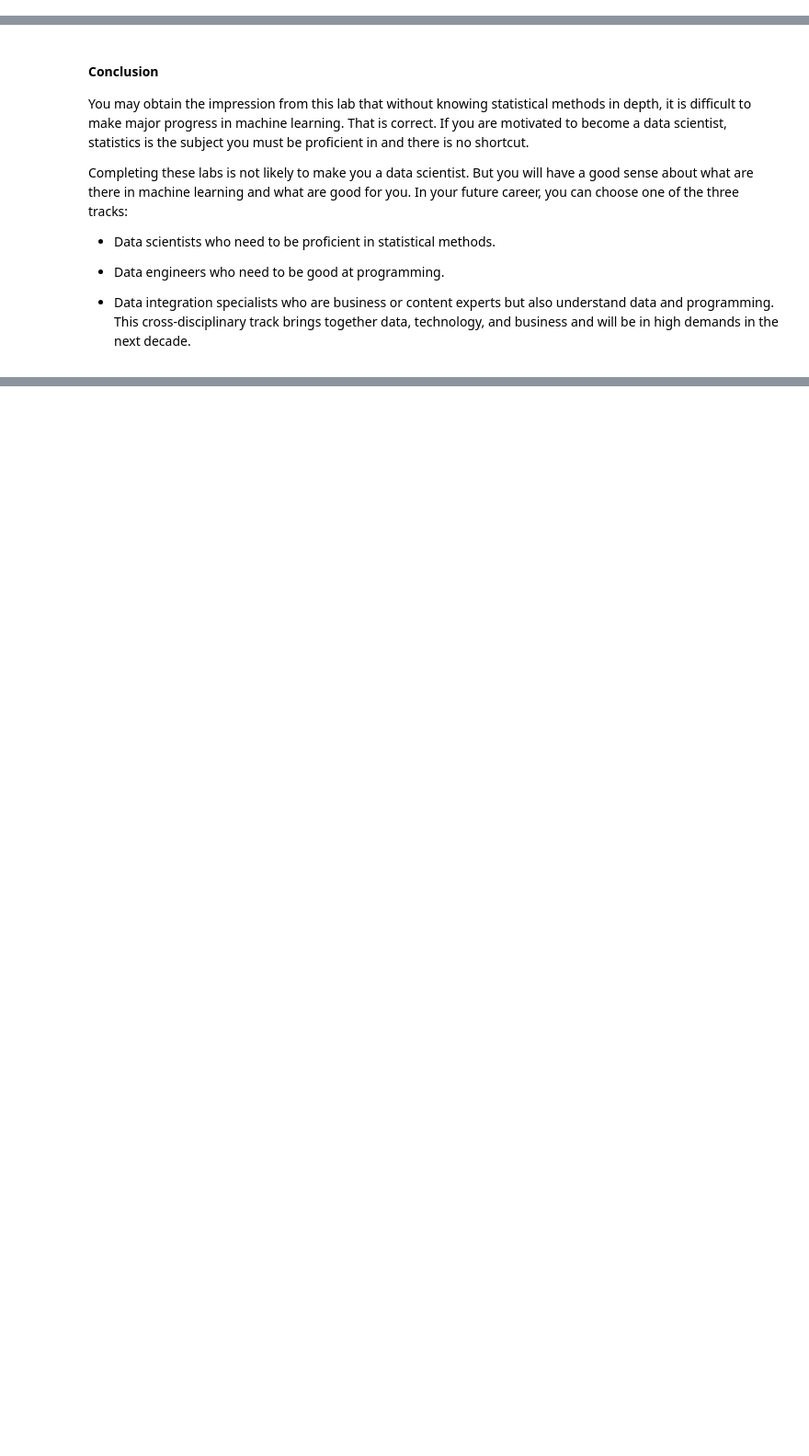
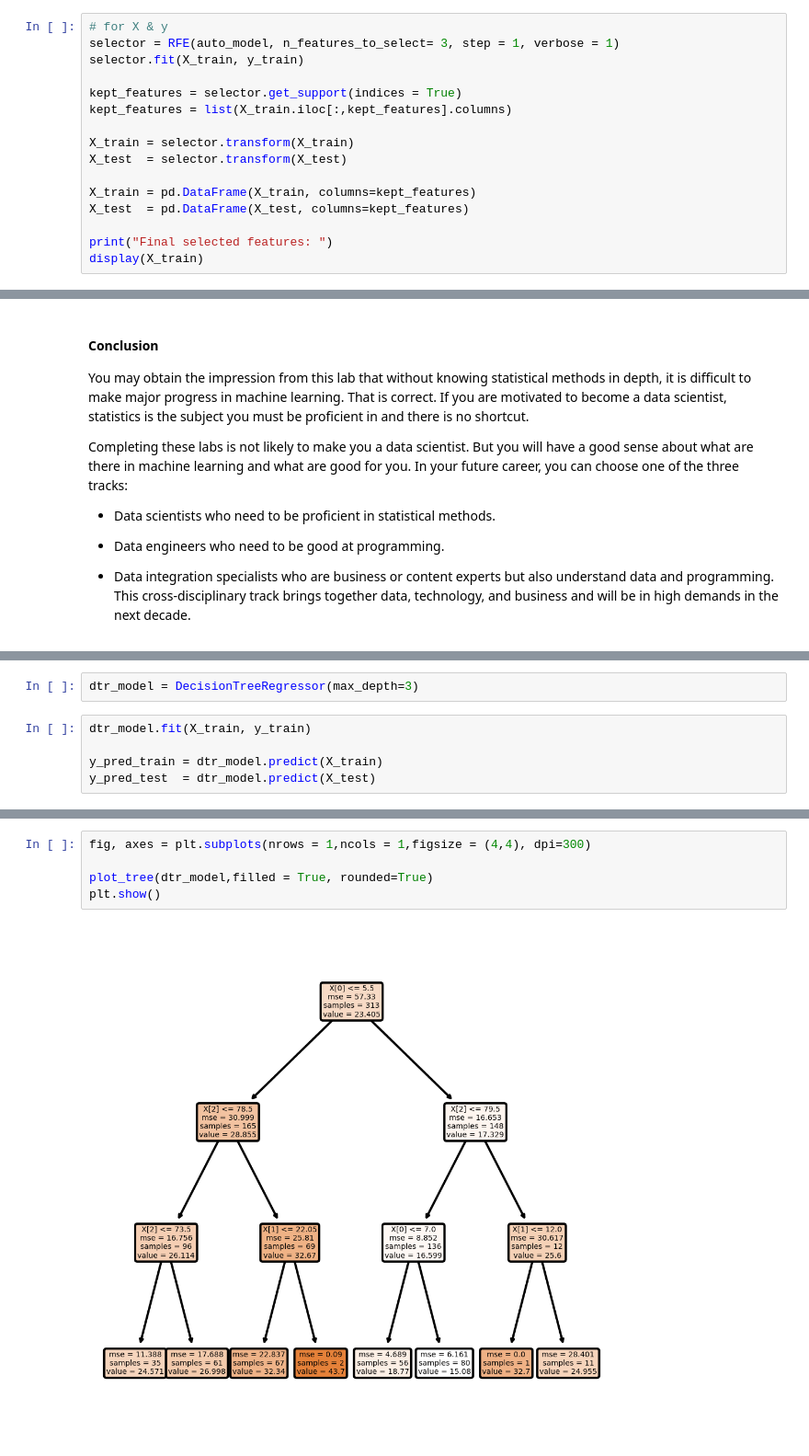
Before and after one commit to ta-data-remote/lab-supervised-learning-sklearn, a Jupyter notebook: your-code/main.ipynb, the cells around one changed output, grey strips where cells are left out. Shown at 92% size. Saved outputs shown, nothing was run; the diff lists cells and outputs as text; blank space fills up the shorter version.

Commit message:
decision tree update

```diff
--- a/your-code/main.ipynb
+++ b/your-code/main.ipynb
@@ -428,0 +432,16 @@ Fit the model and print the ranking.
+# %%
+# for X & y
+selector = RFE(auto_model, n_features_to_select= 3, step = 1, verbose = 1)
+selector.fit(X_train, y_train)
+
+kept_features = selector.get_support(indices = True)
+kept_features = list(X_train.iloc[:,kept_features].columns)
+
+X_train = selector.transform(X_train)
+X_test  = selector.transform(X_test)
+
+X_train = pd.DataFrame(X_train, columns=kept_features)
+X_test  = pd.DataFrame(X_test, columns=kept_features)
+
+print("Final selected features: ")
+display(X_train)
@@ -450,0 +525,7 @@ Completing these labs is not likely to make you a data scientist. But you will h
+# %%
+dtr_model = DecisionTreeRegressor(max_depth=3)
+# %%
+dtr_model.fit(X_train, y_train)
+
+y_pred_train = dtr_model.predict(X_train)
+y_pred_test  = dtr_model.predict(X_test)
@@ -450,0 +548,7 @@ Completing these labs is not likely to make you a data scientist. But you will h
+# %%
+fig, axes = plt.subplots(nrows = 1,ncols = 1,figsize = (4,4), dpi=300)
+
+plot_tree(dtr_model,filled = True, rounded=True)
+plt.show()
+# %% [output]
+[figure, added]
```
Also changed, not shown: parts of 31 cells of this notebook.
